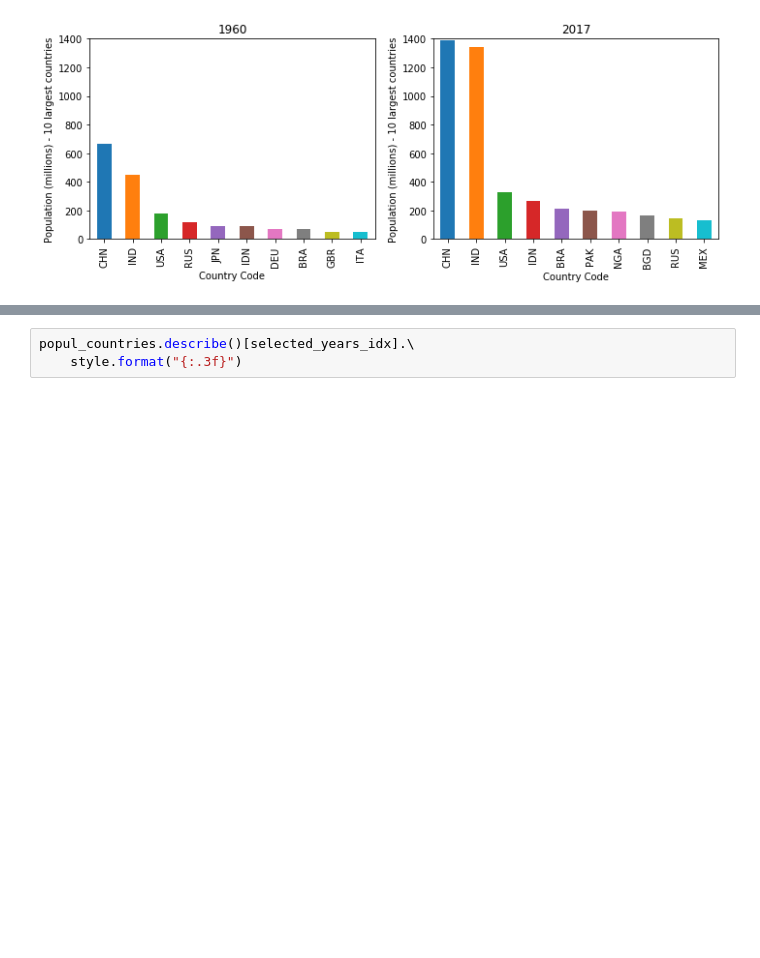
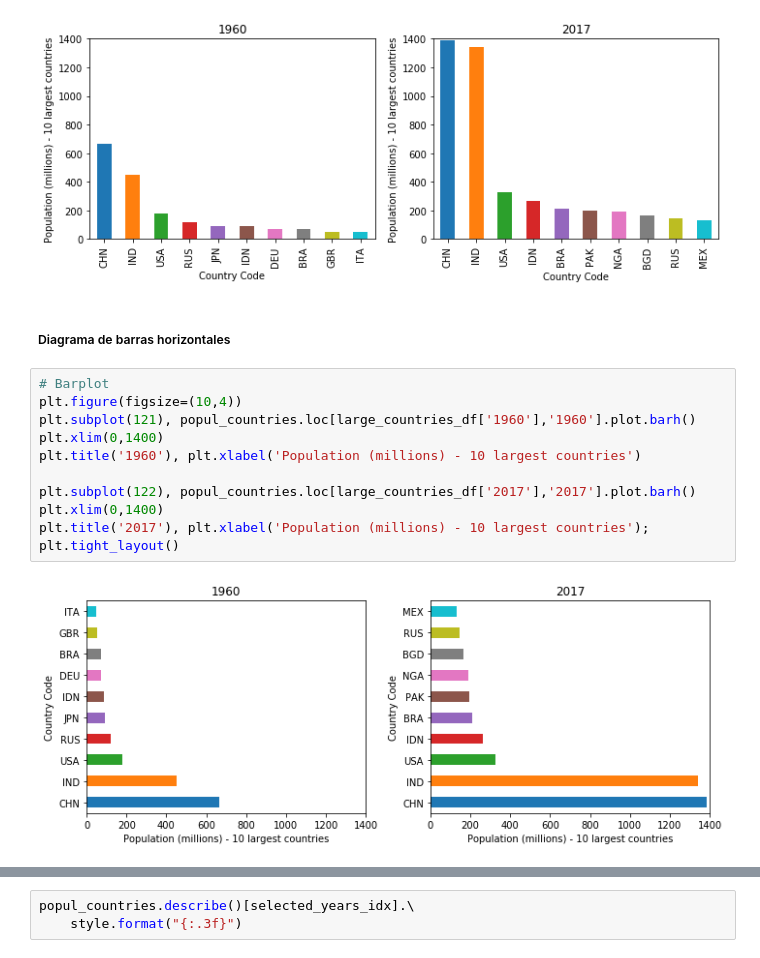
Before and after one commit to jruizalz/EPE-ULPGC, a Jupyter notebook: Bloque_1/1.AnalisisExploratorioDatos.ipynb, the cells around one changed output, grey strips where cells are left out. Saved outputs shown, nothing was run; the diff lists cells and outputs as text; blank space fills up the shorter version.

```diff
--- a/Bloque_1/1.AnalisisExploratorioDatos.ipynb
+++ b/Bloque_1/1.AnalisisExploratorioDatos.ipynb
@@ -336,6 +338,21 @@ plt.title('2017'), plt.ylabel('Population (millions) - 10 largest countries');
 plt.tight_layout()
 # %% [output]
 [figure]
+# %% [markdown]
+##### Diagrama de barras horizontales
+# %%
+# Barplot
+plt.figure(figsize=(10,4))
+plt.subplot(121), popul_countries.loc[large_countries_df['1960'],'1960'].plot.barh()
+plt.xlim(0,1400)
+plt.title('1960'), plt.xlabel('Population (millions) - 10 largest countries')
+
+plt.subplot(122), popul_countries.loc[large_countries_df['2017'],'2017'].plot.barh()
+plt.xlim(0,1400)
+plt.title('2017'), plt.xlabel('Population (millions) - 10 largest countries');
+plt.tight_layout()
+# %% [output]
+[figure, added]
 # %% [markdown]
 #### Diagrama circular o de tarta (pieplot)
 
```
Also changed, not shown: parts of 22 cells of this notebook, 2 other files.
